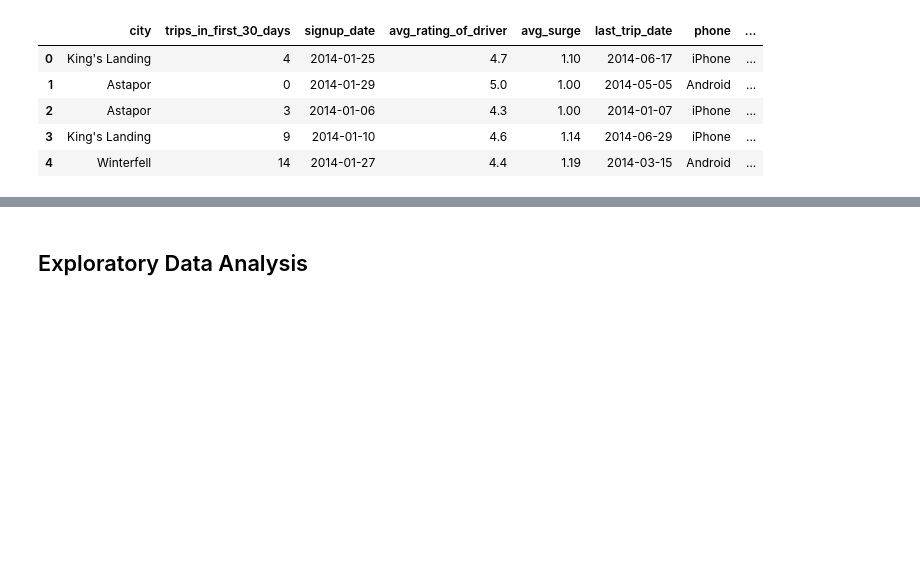
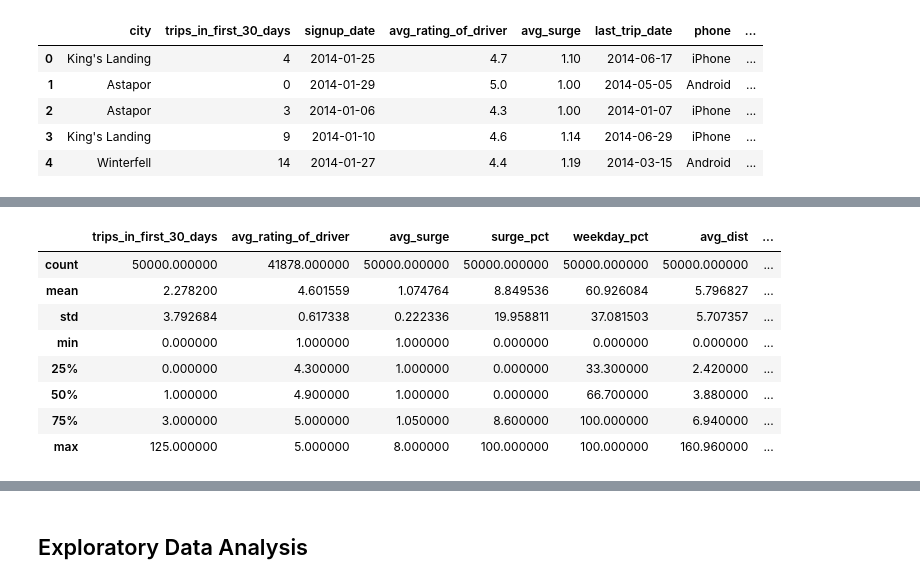
Before and after one commit to ChadDelany/challenge_ultimate, a Jupyter notebook: challenge_ultimate.ipynb, the cells around one changed output, grey strips where cells are left out. Drawn from its saved outputs; the diff is of its cells as text; code cells hidden in the pictures; blank space fills up the shorter version.

```diff
--- a/challenge_ultimate.ipynb
+++ b/challenge_ultimate.ipynb
@@ -80,0 +103,12 @@ ultimate.head()
+# %%
+ultimate.describe()
+# %% [output]
+|  | trips_in_first_30_days | avg_rating_of_driver | avg_surge | surge_pct | weekday_pct | avg_dist | ... |
+| count | 50000.000000 | 41878.000000 | 50000.000000 | 50000.000000 | 50000.000000 | 50000.000000 | ... |
+| mean | 2.278200 | 4.601559 | 1.074764 | 8.849536 | 60.926084 | 5.796827 | ... |
+| std | 3.792684 | 0.617338 | 0.222336 | 19.958811 | 37.081503 | 5.707357 | ... |
+| min | 0.000000 | 1.000000 | 1.000000 | 0.000000 | 0.000000 | 0.000000 | ... |
+| 25% | 0.000000 | 4.300000 | 1.000000 | 0.000000 | 33.300000 | 2.420000 | ... |
+| 50% | 1.000000 | 4.900000 | 1.000000 | 0.000000 | 66.700000 | 3.880000 | ... |
+| 75% | 3.000000 | 5.000000 | 1.050000 | 8.600000 | 100.000000 | 6.940000 | ... |
+| max | 125.000000 | 5.000000 | 8.000000 | 100.000000 | 100.000000 | 160.960000 | ... |
```
Also changed, not shown: parts of 2 cells of this notebook.
